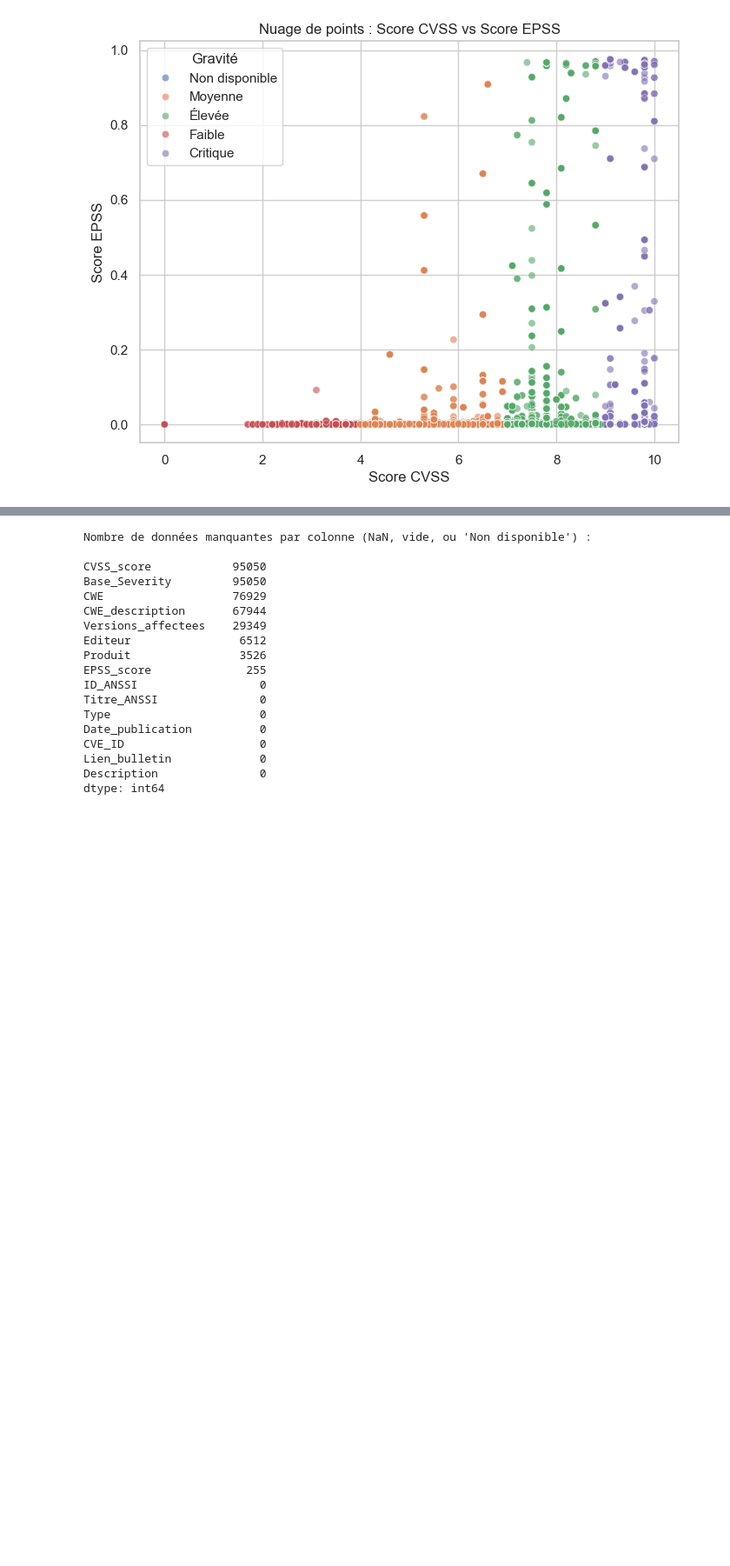
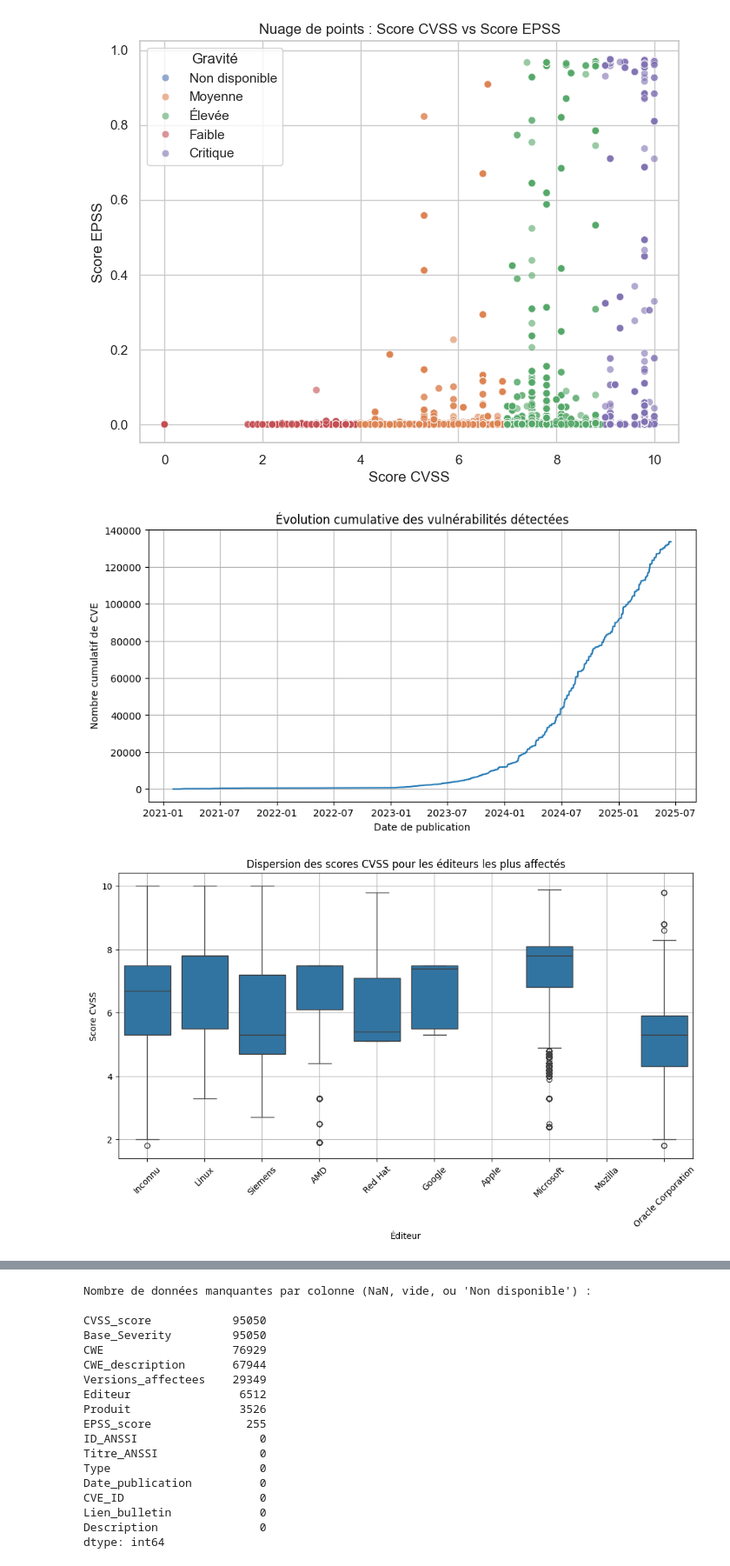
Before and after one commit to charlottines/TD-ANSSI, a Jupyter notebook: data.ipynb, the cells around one changed output, grey strips where cells are left out. Shown at 87% size. Drawn from its saved outputs; the diff is of its cells as text; code cells hidden in the pictures; blank space fills up the shorter version.

Commit message:
modif visualisation

```diff
--- a/data.ipynb
+++ b/data.ipynb
@@ -67,3 +67,79 @@ plt.show()
 [figure]
 [figure]
 [figure]
+# %%
+# Étape 5 – Visualisation et Interprétation des CVE enrichies
+
+import pandas as pd
+import matplotlib.pyplot as plt
+import seaborn as sns
+
+# Chargement du fichier CSV mis à jour
+df = pd.read_csv("DataFrame.csv")
+
+# Nettoyage de base
+df['CVSS_score'] = pd.to_numeric(df['CVSS_score'], errors='coerce')
+df['EPSS_score'] = pd.to_numeric(df['EPSS_score'], errors='coerce')
+df['Date_publication'] = pd.to_datetime(df['Date_publication'], errors='coerce')
+df['CWE'] = df['CWE'].fillna("Non classé")
+df['Editeur'] = df['Editeur'].fillna("Inconnu")
+df['Produit'] = df['Produit'].fillna("Non spécifié")
+
+# Gravité CVSS
+
+def score_to_severity(score):
+    if pd.isna(score):
+        return "Non disponible"
+    elif score >= 9:
+        return "Critique"
+    elif score >= 7:
+        return "Élevée"
+    elif score >= 4:
+        return "Moyenne"
+    else:
+        return "Faible"
+
+df['Base_Severity'] = df['CVSS_score'].apply(score_to_severity)
+
+# Courbe cumulative des vulnérabilités dans le temps
+plt.figure(figsize=(10,5))
+df['Date_publication'].dropna().dt.date.value_counts().sort_index().cumsum().plot()
+plt.title("Évolution cumulative des vulnérabilités détectées")
+plt.xlabel("Date de publication")
+plt.ylabel("Nombre cumulatif de CVE")
+plt.grid(True)
+plt.show()
+
+# Boxplot CVSS par éditeur (top 10)
+top_editeurs = df['Editeur'].value_counts().head(10).index
+df_top = df[df['Editeur'].isin(top_editeurs)]
+plt.figure(figsize=(12,6))
+sns.boxplot(data=df_top, x='Editeur', y='CVSS_score')
+plt.title("Dispersion des scores CVSS pour les éditeurs les plus affectés")
+plt.xlabel("Éditeur")
+plt.ylabel("Score CVSS")
+plt.xticks(rotation=45)
+plt.grid(True)
+plt.show()
+
+# Visualisation spécifique d'un CWE donné
+selected_cwe = "CWE-444"
+df_cwe = df[df['CWE'] == selected_cwe]
+plt.figure(figsize=(8,5))
+df_cwe['CVSS_score'].hist(bins=15)
+plt.title(f"Distribution des scores CVSS pour {selected_cwe}")
+plt.xlabel("Score CVSS")
+plt.ylabel("Nombre de vulnérabilités")
+plt.grid(True)
+plt.show()
+
+plt.figure(figsize=(8,5))
+sns.scatterplot(data=df_cwe, x='CVSS_score', y='EPSS_score')
+plt.title(f"CVSS vs EPSS pour {selected_cwe}")
+plt.xlabel("Score CVSS")
+plt.ylabel("Score EPSS")
+plt.grid(True)
+plt.show()
+# %% [output]
+[figure, added]
+[figure, added]
```
Also changed, not shown: parts of 2 cells of this notebook.
